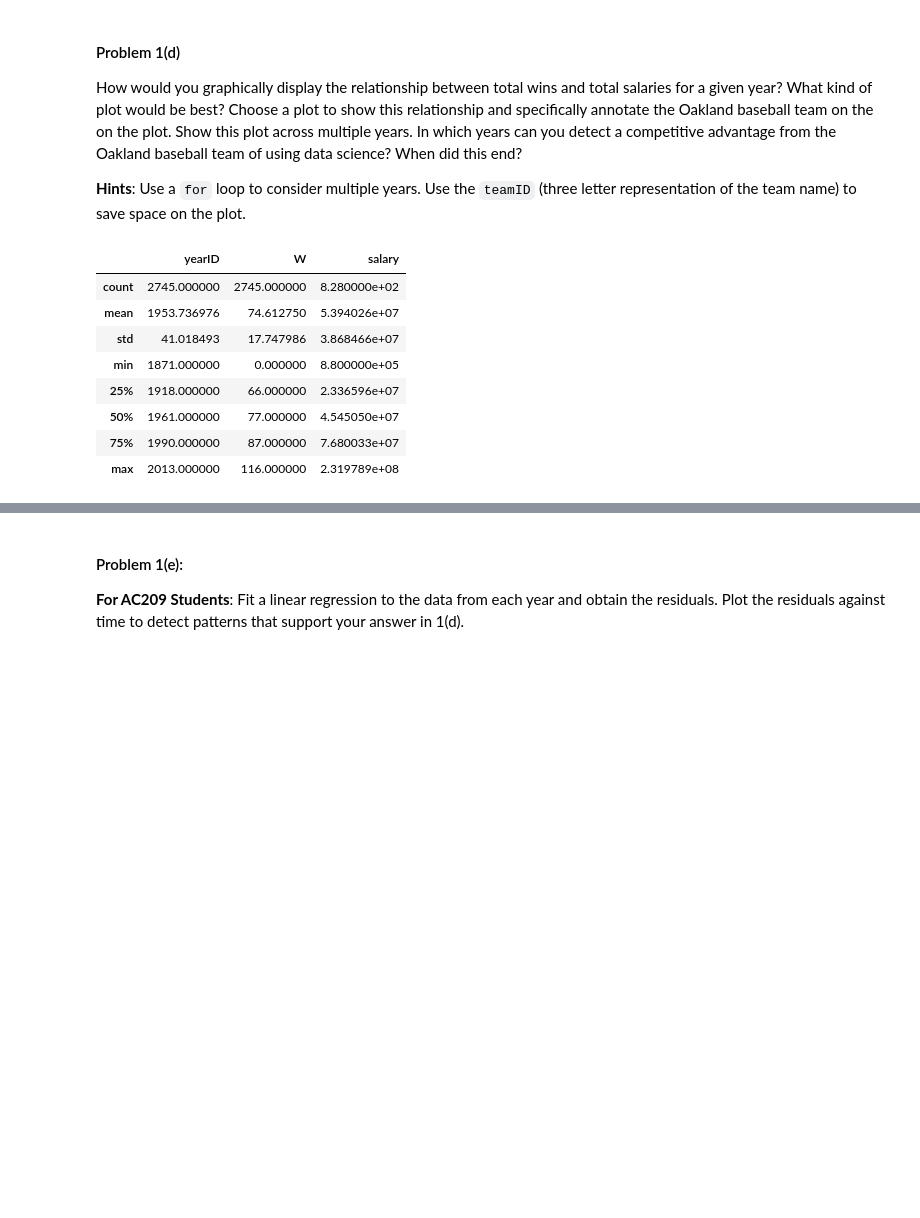
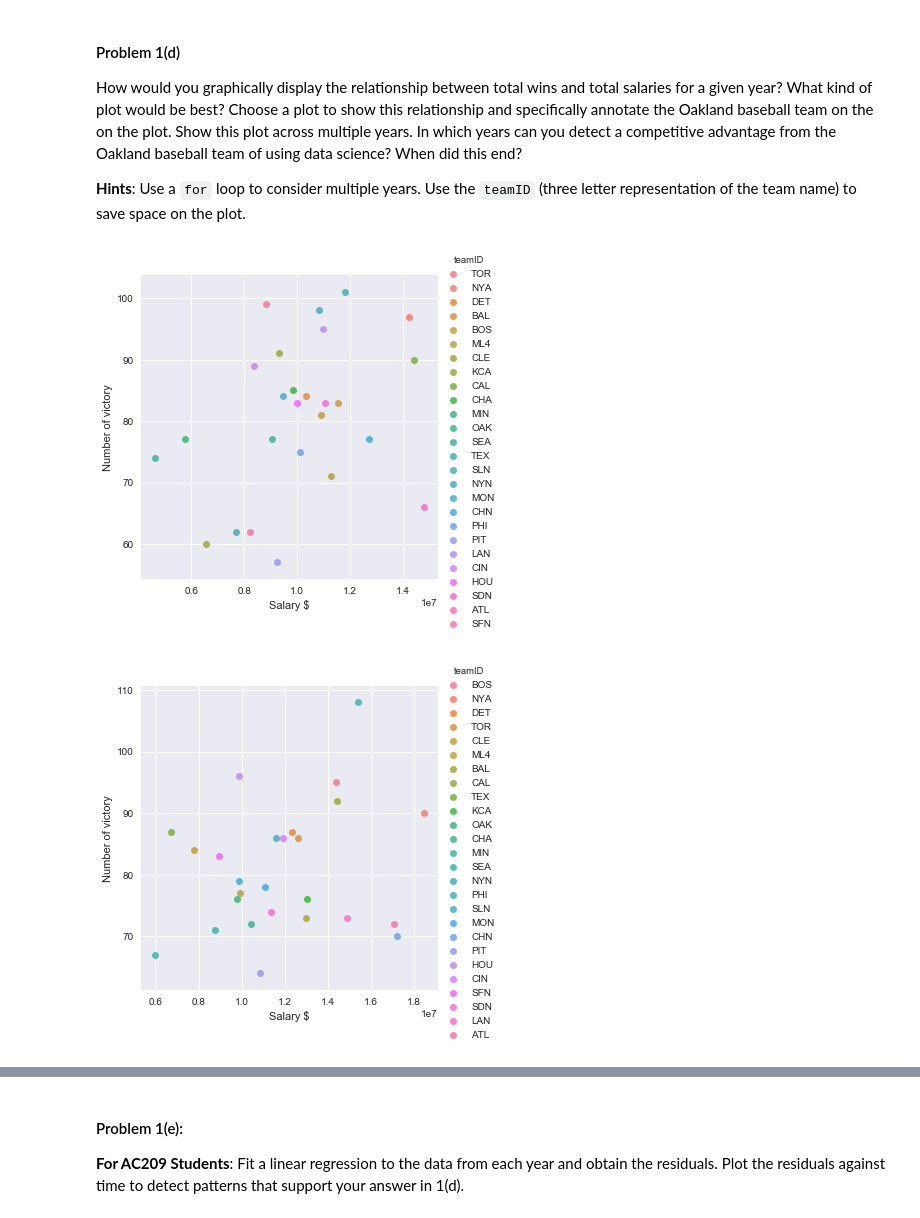
Before and after one commit to achanblard/cs109-hw, a Jupyter notebook: HW1.ipynb, the cells around one changed output, grey strips where cells are left out. Drawn from its saved outputs; the diff is of its cells as text; code cells hidden in the pictures; blank space fills up the shorter version.

Commit message:
adding the Seaborn plots

```diff
--- a/HW1.ipynb
+++ b/HW1.ipynb
@@ -171,15 +171,3 @@ new_df[['teamID', 'yearID', 'W', 'salary']].head()
 How would you graphically display the relationship between total wins and total salaries for a given year? What kind of plot would be best? Choose a plot to show this relationship and specifically annotate the Oakland baseball team on the on the plot. Show this plot across multiple years. In which years can you detect a competitive advantage from the Oakland baseball team of using data science? When did this end?
 
 **Hints**: Use a `for` loop to consider multiple years. Use the `teamID` (three letter representation of the team name) to save space on the plot.
-# %%
-new_df[['teamID', 'yearID', 'W', 'salary']].describe()
-# %% [output]
-|  | yearID | W | salary |
-| count | 2745.000000 | 2745.000000 | 8.280000e+02 |
-| mean | 1953.736976 | 74.612750 | 5.394026e+07 |
-| std | 41.018493 | 17.747986 | 3.868466e+07 |
-| min | 1871.000000 | 0.000000 | 8.800000e+05 |
-| 25% | 1918.000000 | 66.000000 | 2.336596e+07 |
-| 50% | 1961.000000 | 77.000000 | 4.545050e+07 |
-| 75% | 1990.000000 | 87.000000 | 7.680033e+07 |
-| max | 2013.000000 | 116.000000 | 2.319789e+08 |
@@ -190,0 +174,22 @@ import seaborn as sns
+# %%
+#filter on the relevant columns
+extract_df = new_df[['teamID', 'yearID', 'W', 'salary']]
+#remove NaN rows
+extract_df_notnull = extract_df.dropna()
+
+#extract_df_notnull.shape (828, 4)#(828, 4)
+#extract_df_notnull['yearID'].groupby(extract_df_notnull['yearID']).count()
+# %%
+import seaborn as sns
+sns.set()
+
+#print extract_df_year.head()
+
+for year in [1985,1986,1987]:
+    extract_df_year = extract_df_notnull[extract_df_notnull['yearID'].isin([year])]
+    g = sns.lmplot(x="salary", y="W", hue="teamID",
+               truncate=True, size=5, data=extract_df_year)
+    g.set_axis_labels("Salary $", "Number of victory")
+# %% [output]
+[figure, added]
+[figure, added]
```
Also changed, not shown: parts of 4 cells of this notebook.
